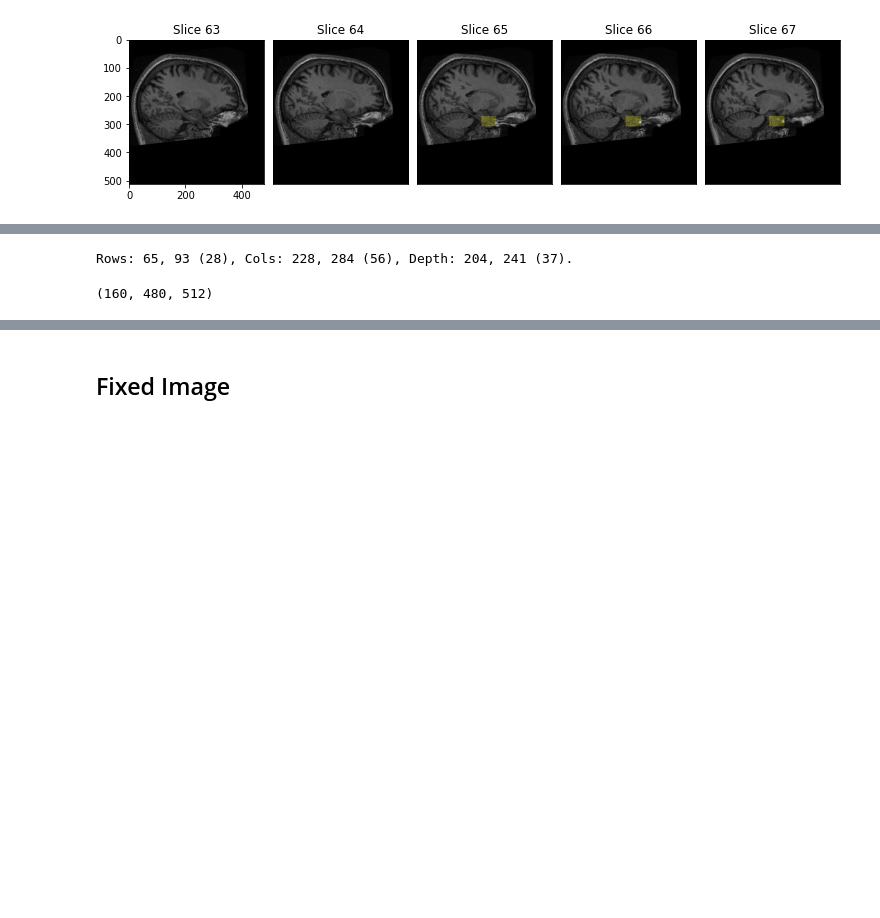
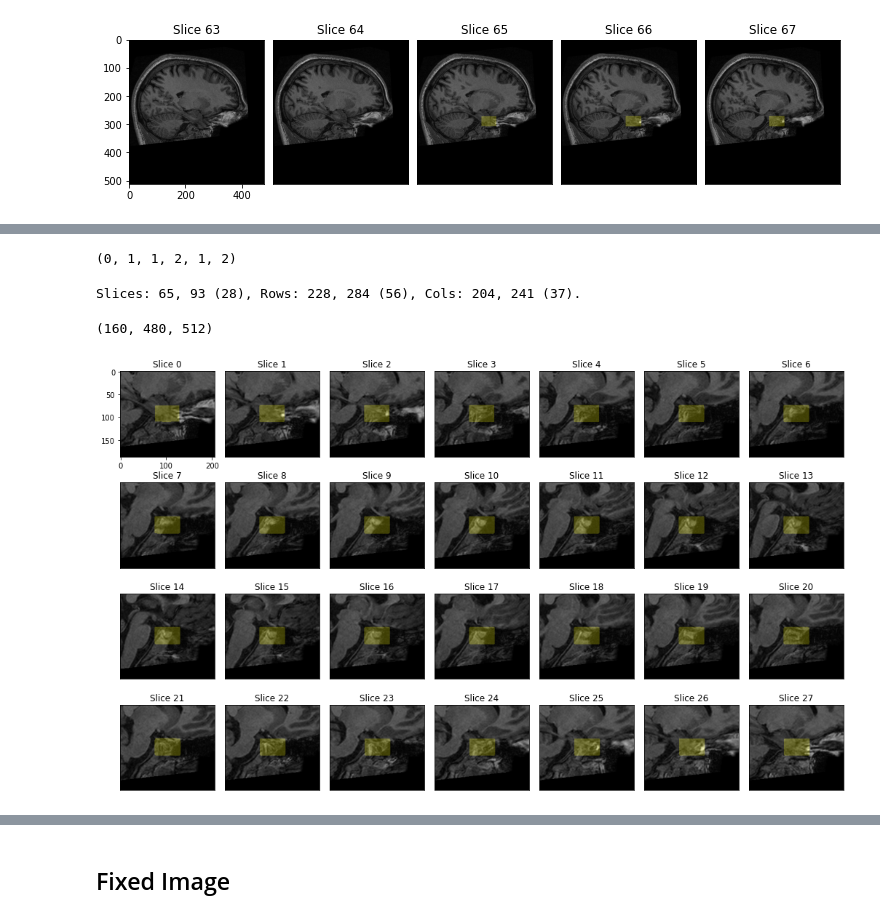
Before and after one commit to RGologorsky/DeepPit, a Jupyter notebook: 0 - Affine Alignment.ipynb, the cells around one changed output, grey strips where cells are left out. Drawn from its saved outputs; the diff is of its cells as text; code cells hidden in the pictures; blank space fills up the shorter version.

```diff
--- a/0 - Affine Alignment.ipynb
+++ b/0 - Affine Alignment.ipynb
@@ -145,9 +171,23 @@ def bbox2_3D(img):
+# %%
+bbox(test)
+# %% [output]
+(0, 1, 1, 2, 1, 2)
 # %%
-rmin, rmax, cmin, cmax, zmin, zmax = bbox2_3D(moving_mask_arr)
-print(f"Rows: {rmin}, {rmax} ({rmax-rmin}), Cols: {cmin}, {cmax} ({cmax-cmin}), Depth: {zmin}, {zmax} ({zmax-zmin}).")
+imin, imax, jmin, jmax, kmin, kmax = bbox(moving_mask_arr)
+print(f"Slices: {imin}, {imax} ({imax-imin}), Rows: {jmin}, {jmax} ({jmax-jmin}), Cols: {kmin}, {kmax} ({kmax-kmin}).")
 # %% [output]
-Rows: 65, 93 (28), Cols: 228, 284 (56), Depth: 204, 241 (37).
+Slices: 65, 93 (28), Rows: 228, 284 (56), Cols: 204, 241 (37).
 # %%
 moving_mask_arr.shape
 # %% [output]
 (160, 480, 512)
+# %%
+# viz just the sella
+pad = 75
+viz_axis(sitk2np(moving_obj)[imin:imax, jmin-pad:jmax+pad, kmin-pad:kmax+pad], cmap0="gray",
+        bin_mask_arr = moving_mask_arr[imin:imax, jmin-pad:jmax+pad, kmin-pad:kmax+pad], color1 = "yellow", alpha1=0.3,
+        slices=lrange(0,28), fixed_axis=0, \
+        axis_fn = np.rot90, \
+        grid = [4, 7], hspace=0.3, fig_mult=2)
+# %% [output]
+[figure, added]
```
Also changed, not shown: parts of 18 cells of this notebook, 3 other files.
